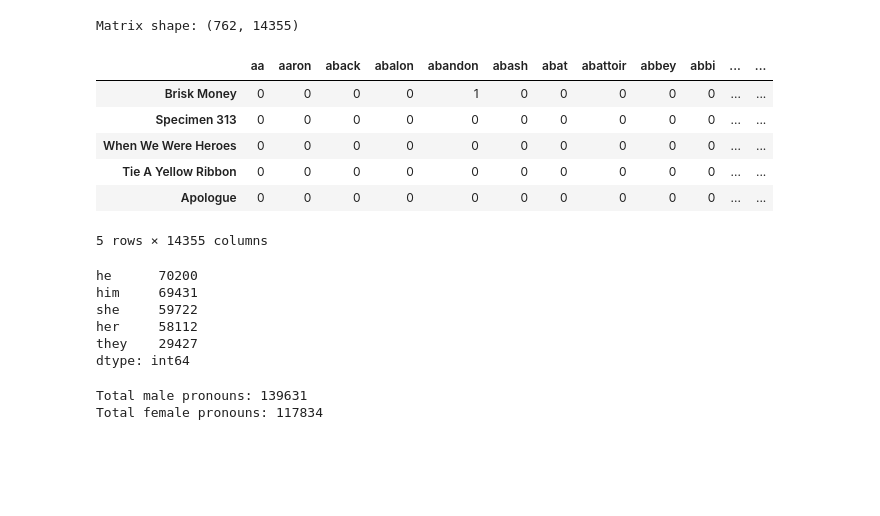
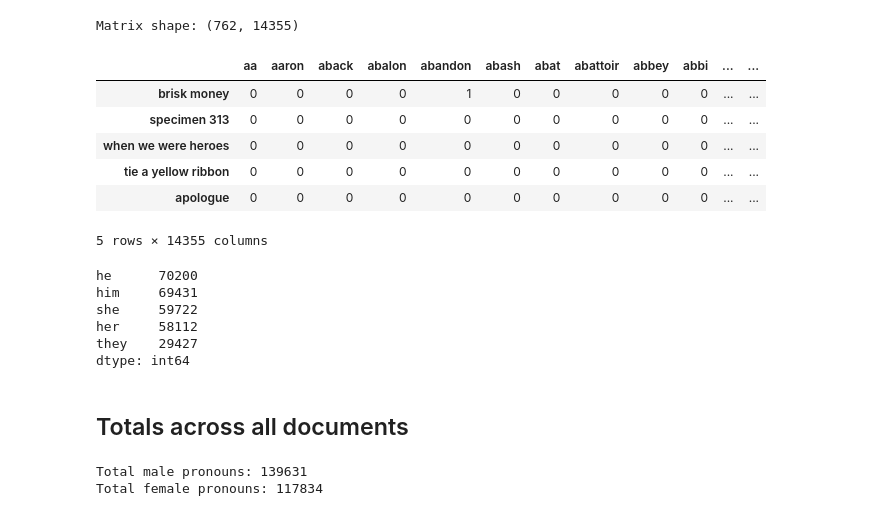
Before and after one commit to batmandoescalc/gvp, a Jupyter notebook: explore_stop_words.ipynb, the cells around one changed output. Drawn from its saved outputs; the diff is of its cells as text; code cells hidden in the pictures; blank space fills up the shorter version.

```diff
--- a/explore_stop_words.ipynb
+++ b/explore_stop_words.ipynb
@@ -25,7 +30,7 @@ female_pronouns = ["she", "her"]
 # %%
 filepaths = glob.glob(os.path.join(TEXT_DIR, "*.txt"))
 
-corpus, filenames, titles = load_documents(filepaths)
+corpus, filenames = load_documents(filepaths)
 # %% [output]
 Loaded 762 documents
 # %% [markdown]
@@ -51,17 +56,19 @@ print("Matrix shape:", X.shape)
 Matrix shape: (762, 14355)
 # %%
 feature_names = vectorizer.get_feature_names_out()
+
+titles = clean_titles_from_filenames(filenames)
 
 bow_df = pd.DataFrame(X.toarray(), columns=feature_names, index=titles)
 
 bow_df.head()
 # %% [output]
 |  | aa | aaron | aback | abalon | abandon | abash | abat | abattoir | abbey | abbi | ... | ... |
-| Brisk Money | 0 | 0 | 0 | 0 | 1 | 0 | 0 | 0 | 0 | 0 | ... | ... |
-| Specimen 313 | 0 | 0 | 0 | 0 | 0 | 0 | 0 | 0 | 0 | 0 | ... | ... |
-| When We Were Heroes | 0 | 0 | 0 | 0 | 0 | 0 | 0 | 0 | 0 | 0 | ... | ... |
-| Tie A Yellow Ribbon | 0 | 0 | 0 | 0 | 0 | 0 | 0 | 0 | 0 | 0 | ... | ... |
-| Apologue | 0 | 0 | 0 | 0 | 0 | 0 | 0 | 0 | 0 | 0 | ... | ... |
+| brisk money | 0 | 0 | 0 | 0 | 1 | 0 | 0 | 0 | 0 | 0 | ... | ... |
+| specimen 313 | 0 | 0 | 0 | 0 | 0 | 0 | 0 | 0 | 0 | 0 | ... | ... |
+| when we were heroes | 0 | 0 | 0 | 0 | 0 | 0 | 0 | 0 | 0 | 0 | ... | ... |
+| tie a yellow ribbon | 0 | 0 | 0 | 0 | 0 | 0 | 0 | 0 | 0 | 0 | ... | ... |
+| apologue | 0 | 0 | 0 | 0 | 0 | 0 | 0 | 0 | 0 | 0 | ... | ... |
 5 rows × 14355 columns
 # %%
 word_counts = bow_df.sum(axis=0).sort_values(ascending=False)
@@ -74,6 +81,8 @@ she     59722
 her     58112
 they    29427
 dtype: int64
+# %% [markdown]
+## Totals across all documents
 # %%
 sum_male = 0
 sum_female = 0
```
Also changed, not shown: parts of 14 cells of this notebook, 2 other files.
